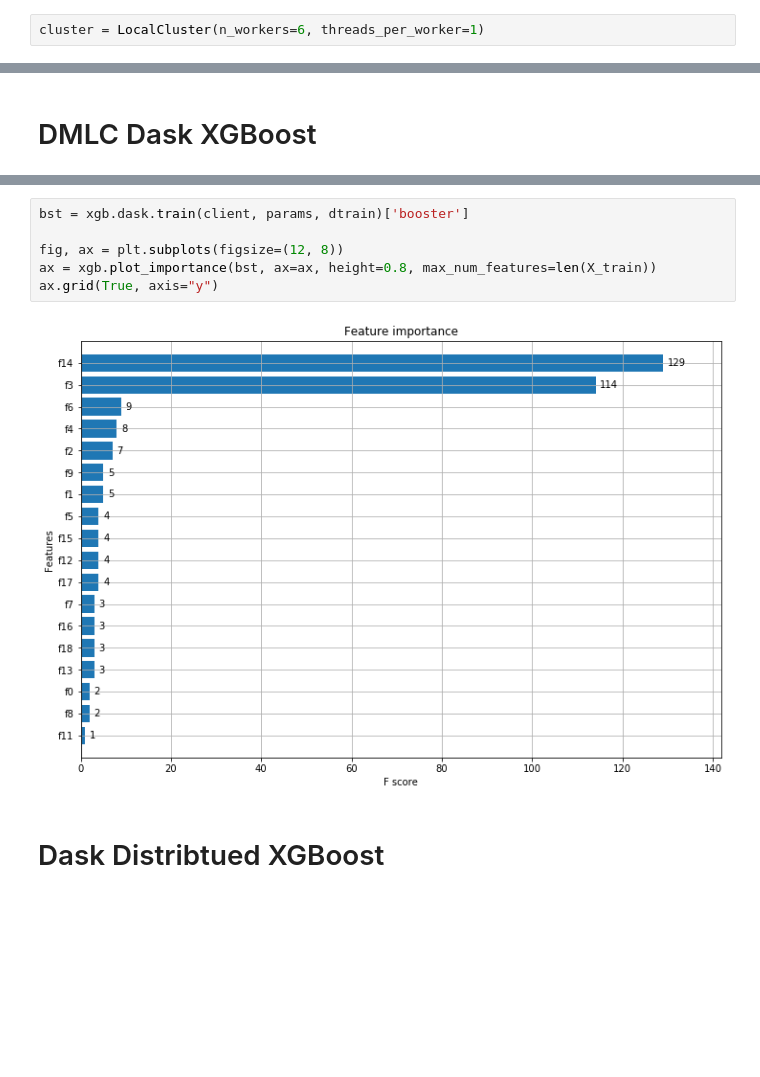
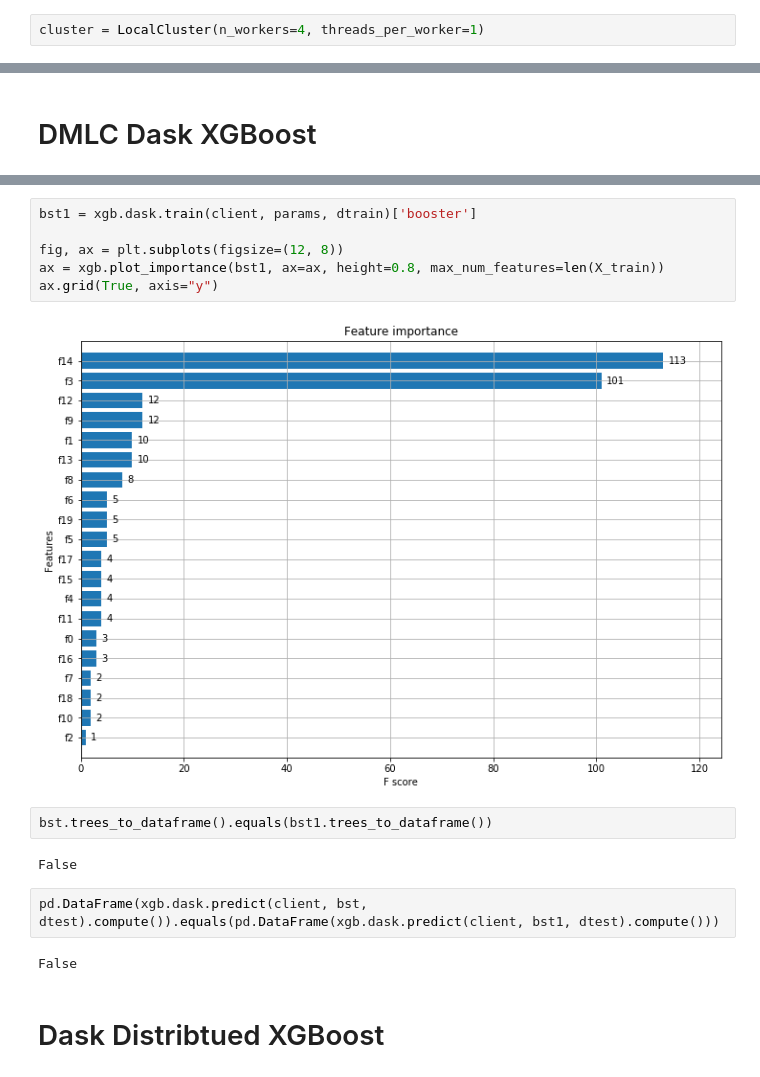
Before and after one commit to kylejn27/dask-xgb-randomstate-bug, a Jupyter notebook: dxgb_random_state_bug.ipynb, the cells around one changed output, grey strips where cells are left out. Drawn from its saved outputs; the diff is of its cells as text; blank space fills up the shorter version.

```diff
--- a/dxgb_random_state_bug.ipynb
+++ b/dxgb_random_state_bug.ipynb
@@ -21,7 +23,7 @@ params = {
     'nthread': 1,
 }
 # %%
-cluster = LocalCluster(n_workers=6, threads_per_worker=1)
+cluster = LocalCluster(n_workers=4, threads_per_worker=1)
 # %%
 client = Client(cluster)
 client
@@ -52,11 +56,19 @@ ax.grid(True, axis="y")
 # %%
-bst = xgb.dask.train(client, params, dtrain)['booster']
+bst1 = xgb.dask.train(client, params, dtrain)['booster']
 
 fig, ax = plt.subplots(figsize=(12, 8))
-ax = xgb.plot_importance(bst, ax=ax, height=0.8, max_num_features=len(X_train))
+ax = xgb.plot_importance(bst1, ax=ax, height=0.8, max_num_features=len(X_train))
 ax.grid(True, axis="y")
 # %% [output]
-[figure, old version]
+[figure, new version]
+# %%
+bst.trees_to_dataframe().equals(bst1.trees_to_dataframe())
+# %% [output]
+False
+# %%
+pd.DataFrame(xgb.dask.predict(client, bst, dtest).compute()).equals(pd.DataFrame(xgb.dask.predict(client, bst1, dtest).compute()))
+# %% [output]
+False
 # %% [markdown]
 # Dask Distribtued XGBoost
 # %%
```
Also changed, not shown: parts of 17 cells of this notebook.
